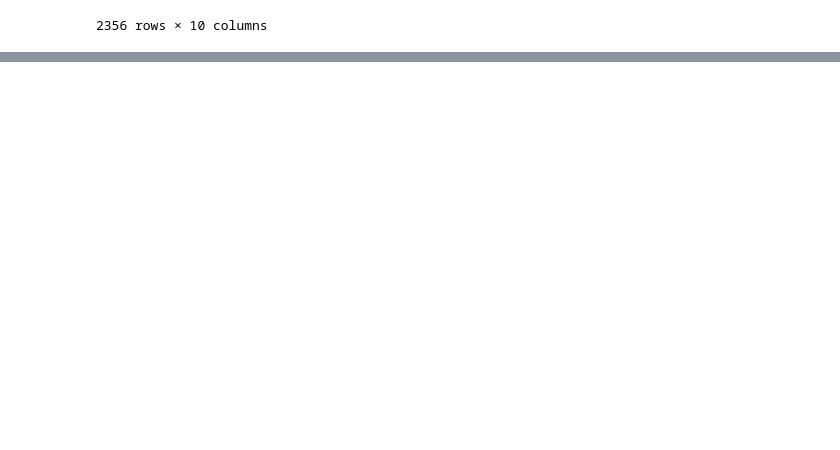
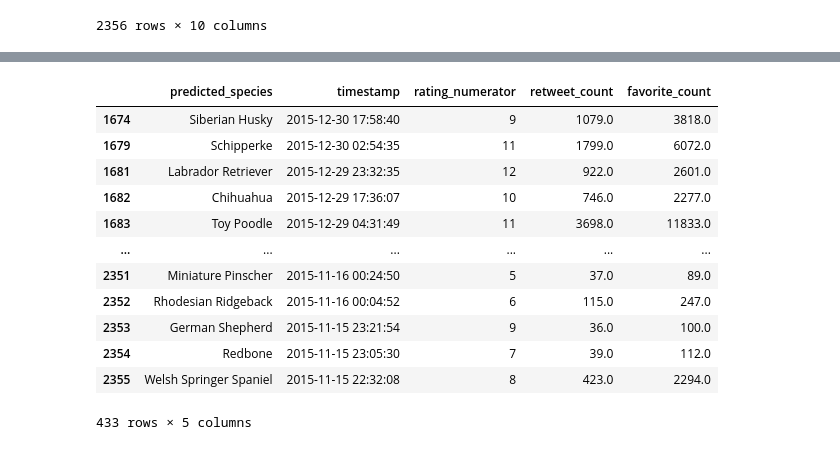
Before and after one commit to kurosakiaduma/weratedogs, a Jupyter notebook: wrangle_act.ipynb, the cells around one changed output, grey strips where cells are left out. Drawn from its saved outputs; the diff is of its cells as text; code cells hidden in the pictures; blank space fills up the shorter version.

```diff
--- a/wrangle_act.ipynb
+++ b/wrangle_act.ipynb
@@ -873,0 +1444,17 @@ df_tw_arch = df_copy_arch.copy()
+# %%
+df_2015 = df_engagements.query('20150101 < timestamp < 20151231')
+df_2015
+# %% [output]
+|  | predicted_species | timestamp | rating_numerator | retweet_count | favorite_count |
+| 1674 | Siberian Husky | 2015-12-30 17:58:40 | 9 | 1079.0 | 3818.0 |
+| 1679 | Schipperke | 2015-12-30 02:54:35 | 11 | 1799.0 | 6072.0 |
+| 1681 | Labrador Retriever | 2015-12-29 23:32:35 | 12 | 922.0 | 2601.0 |
+| 1682 | Chihuahua | 2015-12-29 17:36:07 | 10 | 746.0 | 2277.0 |
+| 1683 | Toy Poodle | 2015-12-29 04:31:49 | 11 | 3698.0 | 11833.0 |
+| ... | ... | ... | ... | ... | ... |
+| 2351 | Miniature Pinscher | 2015-11-16 00:24:50 | 5 | 37.0 | 89.0 |
+| 2352 | Rhodesian Ridgeback | 2015-11-16 00:04:52 | 6 | 115.0 | 247.0 |
+| 2353 | German Shepherd | 2015-11-15 23:21:54 | 9 | 36.0 | 100.0 |
+| 2354 | Redbone | 2015-11-15 23:05:30 | 7 | 39.0 | 112.0 |
+| 2355 | Welsh Springer Spaniel | 2015-11-15 22:32:08 | 8 | 423.0 | 2294.0 |
+433 rows × 5 columns
```
Also changed, not shown: parts of 96 cells of this notebook.
